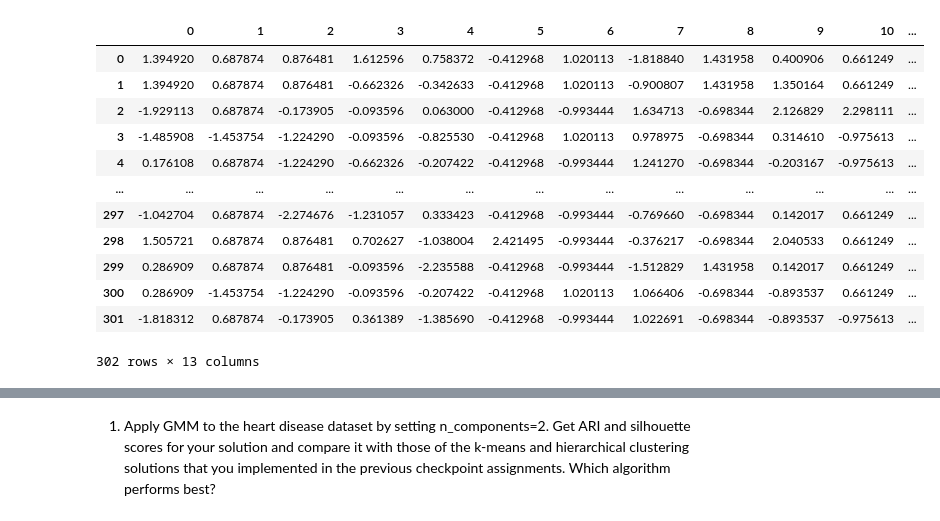
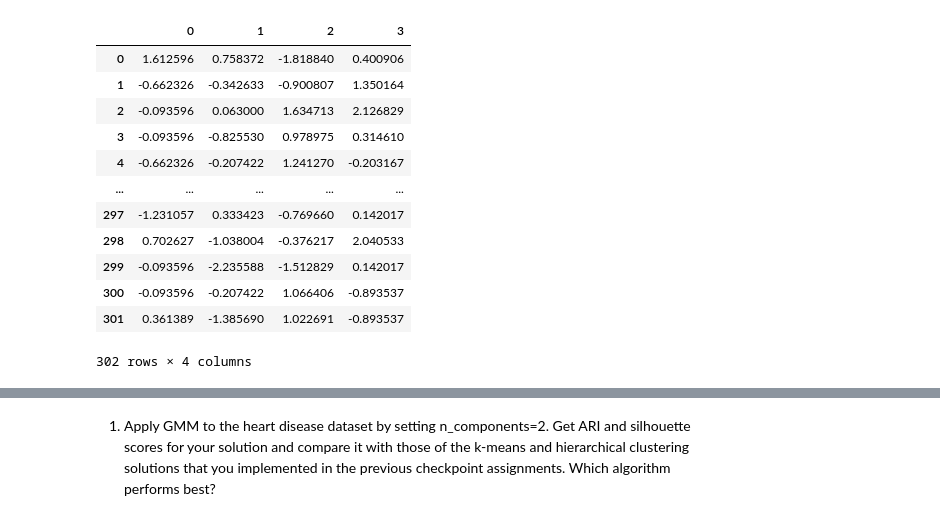
Before and after one commit to DJGump/module-work-DSI06, a Jupyter notebook: Week11_dgump/Assignments/gaussian_mixture_models_assignment_dgump_dsi06.ipynb, the cells around one changed output, grey strips where cells are left out. Cells and saved outputs as stored; diff of their text form; code cells hidden in the pictures.

Commit message:
Update gaussian_mixture_models_assignment_dgump_dsi06.ipynb
Reran GMM with only numerical columns (as should have been done initially) to investigate high probabilities. No difference was made.

```diff
--- a/Week11_dgump/Assignments/gaussian_mixture_models_assignment_dgump_dsi06.ipynb
+++ b/Week11_dgump/Assignments/gaussian_mixture_models_assignment_dgump_dsi06.ipynb
@@ -57,0 +68,19 @@ y = np.where(y > 0, 0, 1)
+# %%
+column_rename_map = {
+    "0": "age",
+    "1": "sex",
+    "2": "cp",
+    "3": "trestbps",
+    "4": "chol",
+    "5": "fbs",
+    "6": "restecg",
+    "7": "thalach",
+    "8": "exang",
+    "9": "oldpeak",
+    "10": "slope",
+    "11": "ca",
+    "12": "thal",
+}
+
+X = X.rename(columns=column_rename_map)
+X
@@ -57,0 +102,4 @@ y = np.where(y > 0, 0, 1)
+# %%
+cat_cols = ["age", "sex", "cp", "fbs", "restecg", "exang", "slope", "ca", "thal"]
+X_num = X.drop(columns=cat_cols)
+X_num
@@ -58,20 +121,20 @@ y = np.where(y > 0, 0, 1)
 # %%
 scaler = StandardScaler()
-X_std = scaler.fit_transform(X)
+X_std = scaler.fit_transform(X_num)
 X_std = pd.DataFrame(X_std)
 X_std
 # %% [output]
-|  | 0 | 1 | 2 | 3 | 4 | 5 | 6 | 7 | 8 | 9 | 10 | ... |
-| 0 | 1.394920 | 0.687874 | 0.876481 | 1.612596 | 0.758372 | -0.412968 | 1.020113 | -1.818840 | 1.431958 | 0.400906 | 0.661249 | ... |
-| 1 | 1.394920 | 0.687874 | 0.876481 | -0.662326 | -0.342633 | -0.412968 | 1.020113 | -0.900807 | 1.431958 | 1.350164 | 0.661249 | ... |
-| 2 | -1.929113 | 0.687874 | -0.173905 | -0.093596 | 0.063000 | -0.412968 | -0.993444 | 1.634713 | -0.698344 | 2.126829 | 2.298111 | ... |
-| 3 | -1.485908 | -1.453754 | -1.224290 | -0.093596 | -0.825530 | -0.412968 | 1.020113 | 0.978975 | -0.698344 | 0.314610 | -0.975613 | ... |
-| 4 | 0.176108 | 0.687874 | -1.224290 | -0.662326 | -0.207422 | -0.412968 | -0.993444 | 1.241270 | -0.698344 | -0.203167 | -0.975613 | ... |
-| ... | ... | ... | ... | ... | ... | ... | ... | ... | ... | ... | ... | ... |
-| 297 | -1.042704 | 0.687874 | -2.274676 | -1.231057 | 0.333423 | -0.412968 | -0.993444 | -0.769660 | -0.698344 | 0.142017 | 0.661249 | ... |
-| 298 | 1.505721 | 0.687874 | 0.876481 | 0.702627 | -1.038004 | 2.421495 | -0.993444 | -0.376217 | -0.698344 | 2.040533 | 0.661249 | ... |
-| 299 | 0.286909 | 0.687874 | 0.876481 | -0.093596 | -2.235588 | -0.412968 | -0.993444 | -1.512829 | 1.431958 | 0.142017 | 0.661249 | ... |
-| 300 | 0.286909 | -1.453754 | -1.224290 | -0.093596 | -0.207422 | -0.412968 | 1.020113 | 1.066406 | -0.698344 | -0.893537 | 0.661249 | ... |
-| 301 | -1.818312 | 0.687874 | -0.173905 | 0.361389 | -1.385690 | -0.412968 | -0.993444 | 1.022691 | -0.698344 | -0.893537 | -0.975613 | ... |
+|  | 0 | 1 | 2 | 3 |
+| 0 | 1.612596 | 0.758372 | -1.818840 | 0.400906 |
+| 1 | -0.662326 | -0.342633 | -0.900807 | 1.350164 |
+| 2 | -0.093596 | 0.063000 | 1.634713 | 2.126829 |
+| 3 | -0.093596 | -0.825530 | 0.978975 | 0.314610 |
+| 4 | -0.662326 | -0.207422 | 1.241270 | -0.203167 |
+| ... | ... | ... | ... | ... |
+| 297 | -1.231057 | 0.333423 | -0.769660 | 0.142017 |
+| 298 | 0.702627 | -1.038004 | -0.376217 | 2.040533 |
+| 299 | -0.093596 | -2.235588 | -1.512829 | 0.142017 |
+| 300 | -0.093596 | -0.207422 | 1.066406 | -0.893537 |
+| 301 | 0.361389 | -1.385690 | 1.022691 | -0.893537 |
-302 rows × 13 columns
+302 rows × 4 columns
 [interactive output not drawn]
```
Also changed, not shown: parts of 12 cells of this notebook.
